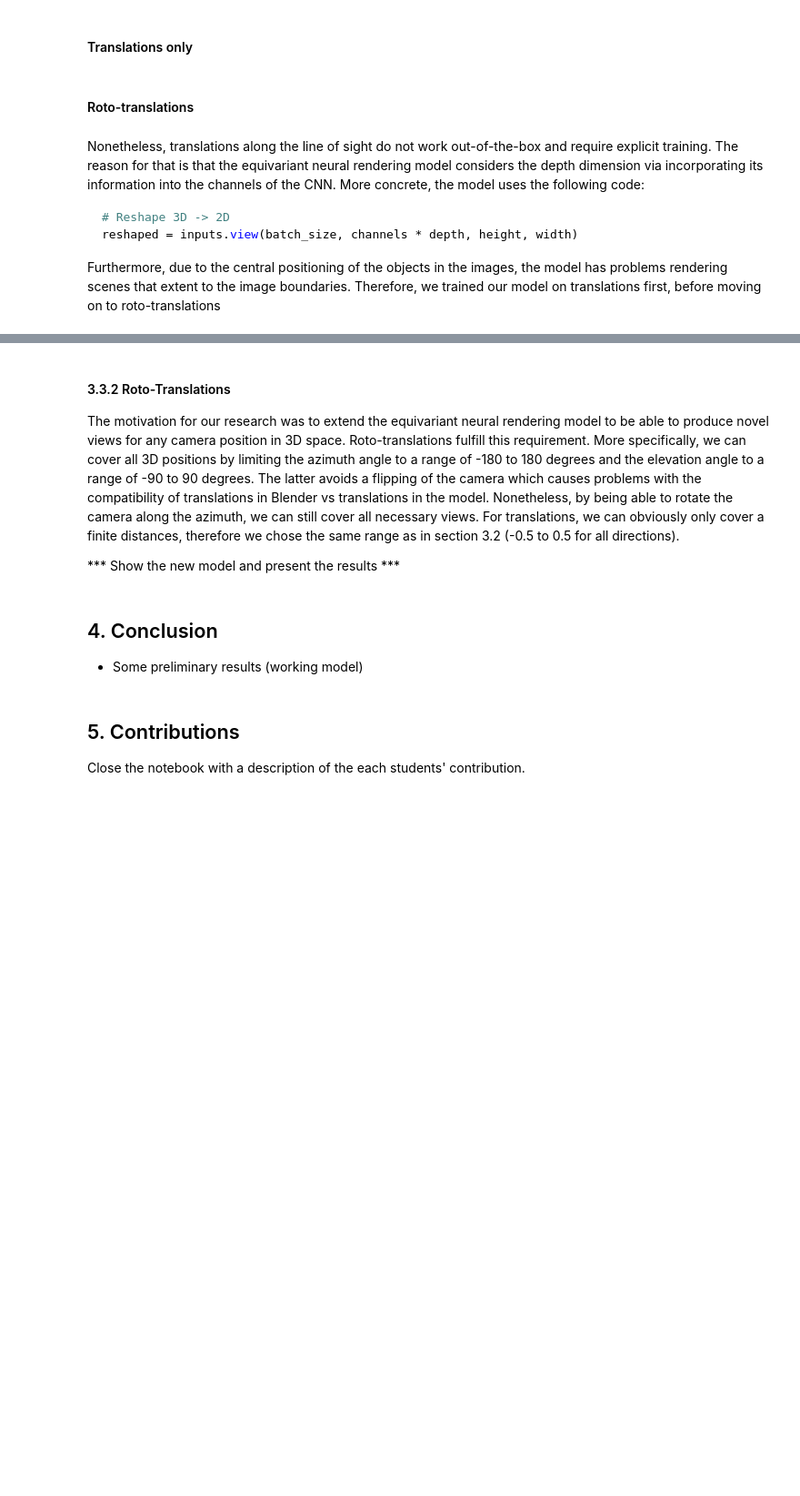
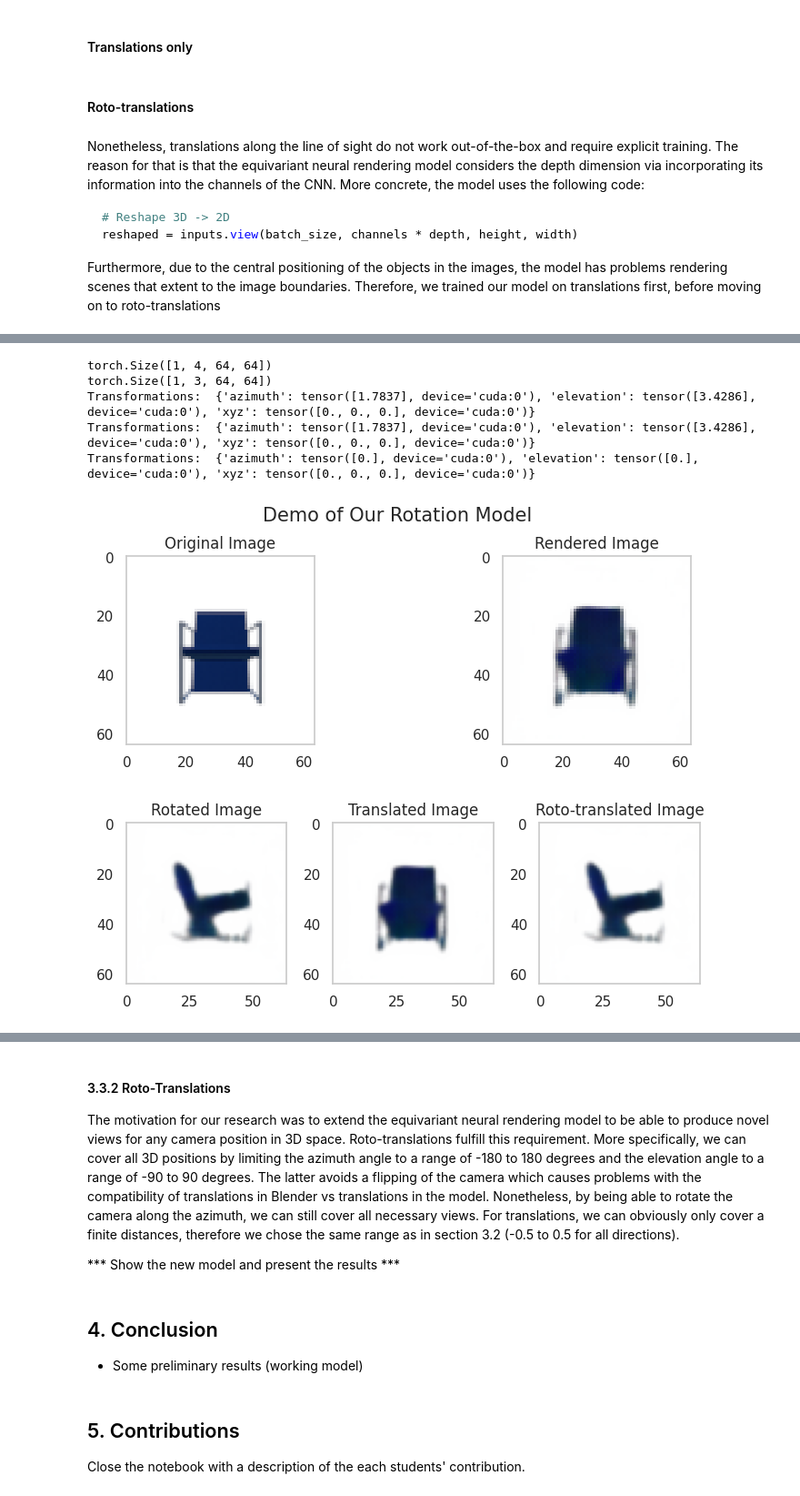
Before and after one commit to elidub/equiv-neural-rendering, a Jupyter notebook: demos/EquivariantNR.ipynb, the cells around one changed output, grey strips where cells are left out. Shown at 91% size. Saved outputs shown, nothing was run; the diff lists cells and outputs as text; code cells hidden in the pictures; blank space fills up the shorter version.

Commit message:
Demo updated with trainin data examples

```diff
--- a/demos/EquivariantNR.ipynb
+++ b/demos/EquivariantNR.ipynb
@@ -164,7 +167,10 @@ def render_image(model_path, img_path, downsample = False):
 
     img_source = ToTensor()(original_img)
     img_source = img_source.unsqueeze(0).to(device)
-
+    print(img_source.shape)
+    if img_source.shape[2] != 3:
+        img_source = img_source[:, 0:3, : , :]
+        print(img_source.shape)
     # ---------------------------------------------------------
     # Render original image without transformations
     # ---------------------------------------------------------
@@ -430,41 +442,48 @@ fig = display_transformations(imgs, keys)
 model_path = main_path + 'src/train_results/2023-05-10_12-31_roto_lr2e-4/best_model.pt'
 
 # You can also try loading other examples (e.g. 'chair1.png')
-img_path  = main_path + 'src/imgs/example-data/chair4_small.png'
+img_path  = main_path + 'src/imgs/example-data/rotation_train_scene/00000.png'
 
 scene, model, original_img, rendered_img = render_image(model_path, img_path, downsample = False)
 
 # ---------------------------------------------------------
 # Transform and render image
 # ---------------------------------------------------------
-transformations = transformation_dict(30., 0., 0., -.2, 0.)
-
+transformations = transformation_dict(1.7836589022812777, 3.428603365040415, 0., 0., 0.)
 # Rotate scene
 rotations = transformation_dict(azimuth = transformations['azimuth'], elevation = transformations['elevation'])
 roto_scene = transform_scene(model, scene,init_camera_pos, rotations)
 
 
 # Translate Scene
 translations = transformation_dict(x = transformations['xyz'][0],
                                    y = transformations['xyz'][1],
                                    z = transformations['xyz'][2])
 trans_scene = transform_scene(model, scene,init_camera_pos, translations)
 
 # Roto-Translate Scene
 roto_trans_scene = transform_scene(model, scene,init_camera_pos, transformations)
 
 
 images = [original_img, rendered_img, roto_scene, trans_scene, roto_trans_scene]
 keys = ['Original Image', 'Rendered Image', 'Rotated Image', 'Translated Image', 'Roto-translated Image']
 
 # Plot without transformations
 fig = display_transformations(images[:2], keys[:2], fsize = (9.8, 3))
 fig.suptitle('Demo of Our Rotation Model', size = 15)
 fig.subplots_adjust(top=0.8)
 
 # Plot with transformations
 fig = display_transformations(images[2:], keys[2:], fsize = (7, 3))
 plt.tight_layout()
+# %% [output]
+torch.Size([1, 4, 64, 64])
+torch.Size([1, 3, 64, 64])
+Transformations:  {'azimuth': tensor([1.7837], device='cuda:0'), 'elevation': tensor([3.4286], device='cuda:0'), 'xyz': tensor([0., 0., 0.], device='cuda:0')}
+Transformations:  {'azimuth': tensor([1.7837], device='cuda:0'), 'elevation': tensor([3.4286], device='cuda:0'), 'xyz': tensor([0., 0., 0.], device='cuda:0')}
+Transformations:  {'azimuth': tensor([0.], device='cuda:0'), 'elevation': tensor([0.], device='cuda:0'), 'xyz': tensor([0., 0., 0.], device='cuda:0')}
+[figure, added]
+[figure, added]
 # %% [markdown]
 #### 3.3.1 Translations
 
```
Also changed, not shown: parts of 3 cells of this notebook, 4 other files.
